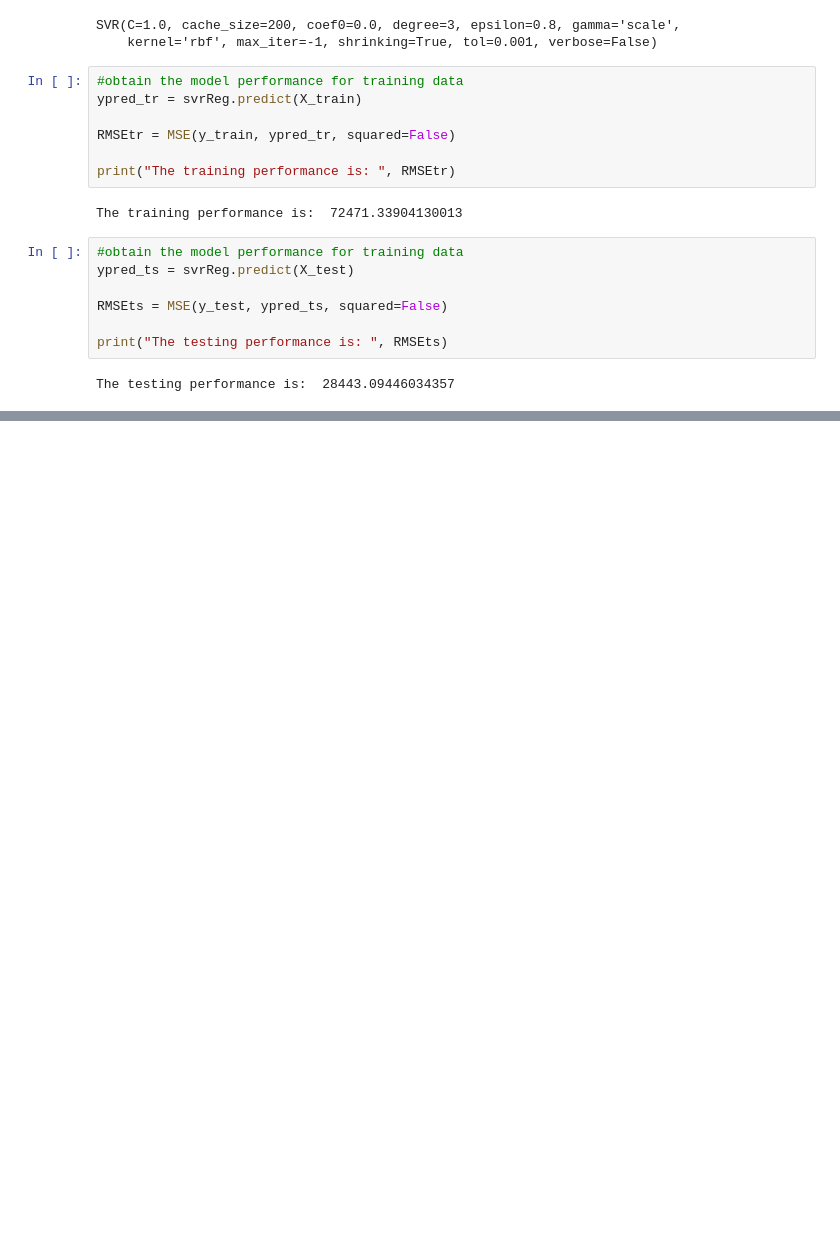
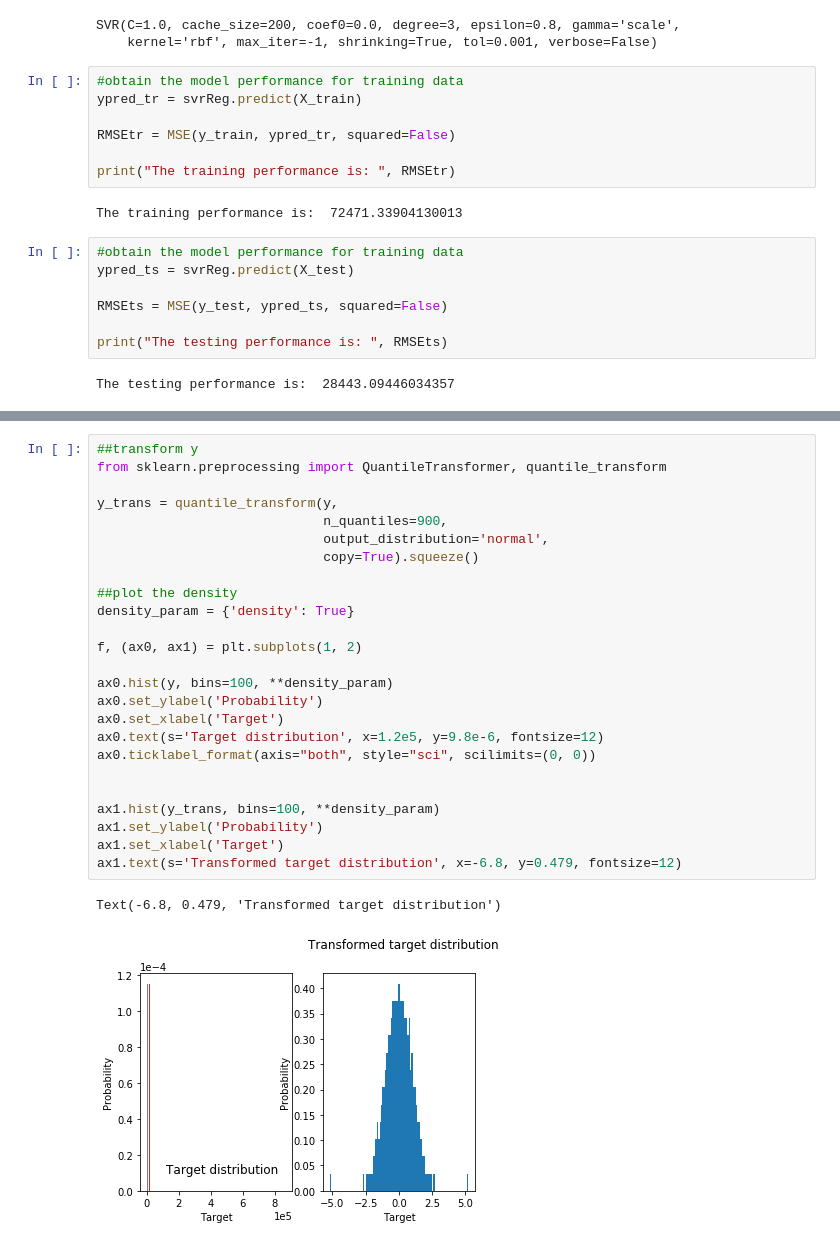
Before and after one commit to kbakande/viscocityPrediction, a Jupyter notebook: viscosityPred.ipynb, the cells around one changed output, grey strips where cells are left out. Saved outputs shown, nothing was run; the diff lists cells and outputs as text; blank space fills up the shorter version.

Commit message:
transformedRegressor is added

```diff
--- a/viscosityPred.ipynb
+++ b/viscosityPred.ipynb
@@ -133,0 +189,28 @@ The testing performance is:  28443.09446034357
+# %%
+##transform y
+from sklearn.preprocessing import QuantileTransformer, quantile_transform
+
+y_trans = quantile_transform(y,
+                             n_quantiles=900,
+                             output_distribution='normal',
+                             copy=True).squeeze()
+
+##plot the density
+density_param = {'density': True}
+
+f, (ax0, ax1) = plt.subplots(1, 2)
+
+ax0.hist(y, bins=100, **density_param)
+ax0.set_ylabel('Probability')
+ax0.set_xlabel('Target')
+ax0.text(s='Target distribution', x=1.2e5, y=9.8e-6, fontsize=12)
+ax0.ticklabel_format(axis="both", style="sci", scilimits=(0, 0))
+
+
+ax1.hist(y_trans, bins=100, **density_param)
+ax1.set_ylabel('Probability')
+ax1.set_xlabel('Target')
+ax1.text(s='Transformed target distribution', x=-6.8, y=0.479, fontsize=12)
+# %% [output]
+Text(-6.8, 0.479, 'Transformed target distribution')
+[figure, added]
```
Also changed, not shown: parts of 11 cells of this notebook.
